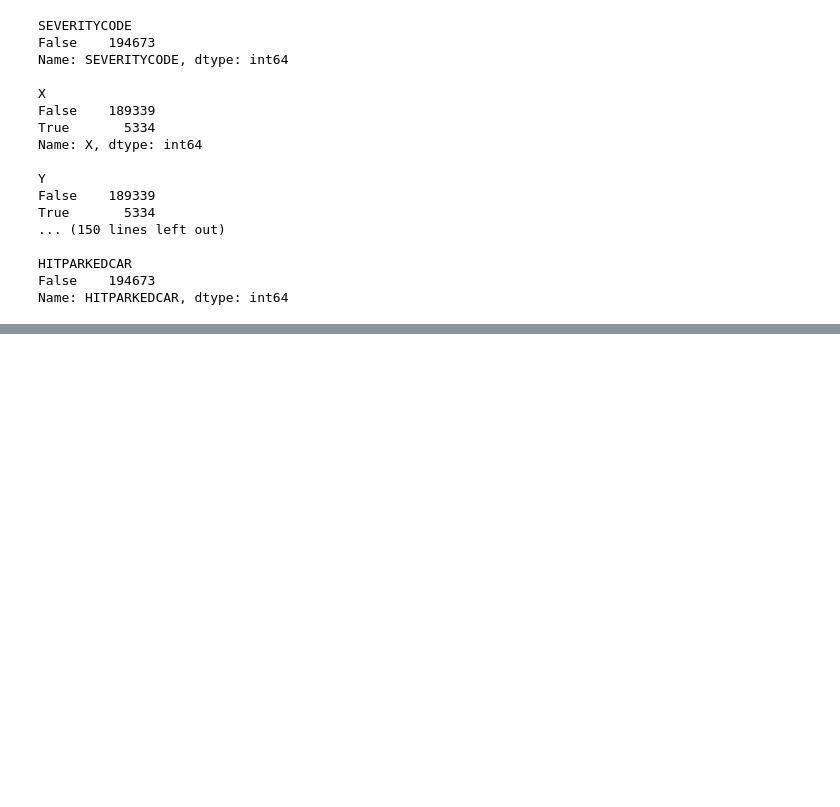
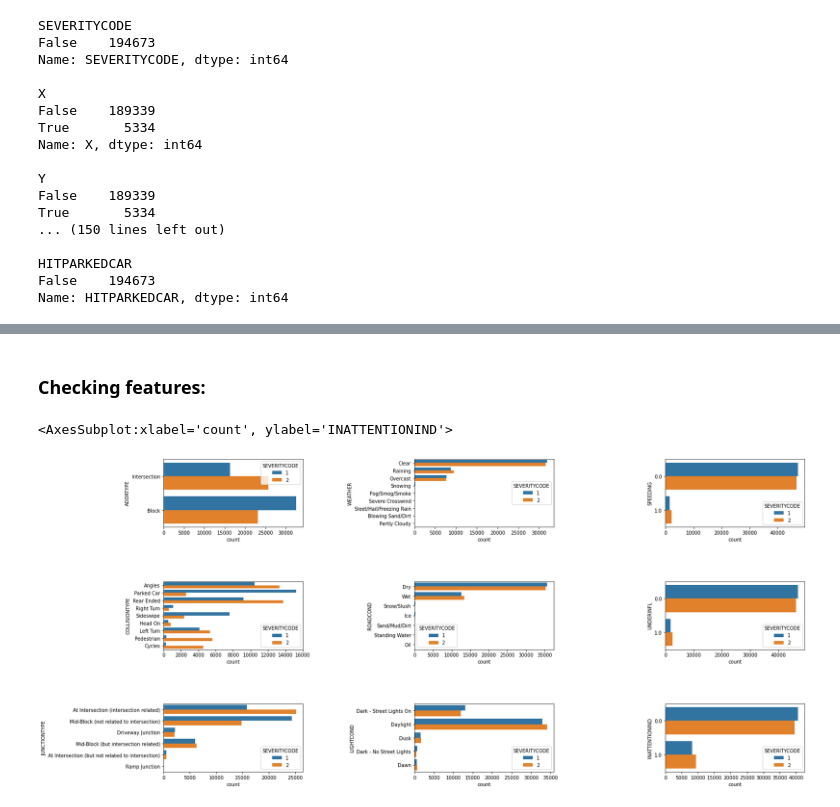
Before and after one commit to pablock-stark/ibm_data_science-final_capstone_project, a Jupyter notebook: ibm_applied_data_science_capstone.ipynb, the cells around one changed output, grey strips where cells are left out. Saved outputs shown, nothing was run; the diff lists cells and outputs as text; code cells hidden in the pictures; blank space fills up the shorter version.

```diff
--- a/ibm_applied_data_science_capstone.ipynb
+++ b/ibm_applied_data_science_capstone.ipynb
@@ -140,0 +278,3 @@ Name: HITPARKEDCAR, dtype: int64
+# %%
+df_selection = df[['SEVERITYCODE','X','Y','ADDRTYPE','COLLISIONTYPE','PERSONCOUNT','PEDCOUNT','PEDCYLCOUNT', 'VEHCOUNT', 'INCDTTM',
+                   'JUNCTIONTYPE', 'INATTENTIONIND', 'UNDERINFL', 'WEATHER', 'ROADCOND', 'LIGHTCOND', 'SPEEDING', 'HITPARKEDCAR']]
@@ -140,0 +428,17 @@ Name: HITPARKEDCAR, dtype: int64
+# %% [markdown]
+### Checking features:
+# %%
+fig, axs = plt.subplots(ncols=3, nrows=3, figsize=(24,12))
+plt.subplots_adjust(hspace = 0.8, wspace=0.8)
+sns.countplot(y="ADDRTYPE", hue="SEVERITYCODE", data=df_selection, ax=axs[0, 0])
+sns.countplot(y="COLLISIONTYPE", hue="SEVERITYCODE", data=df_selection, ax=axs[1, 0])
+sns.countplot(y="JUNCTIONTYPE", hue="SEVERITYCODE", data=df_selection, ax=axs[2, 0])
+sns.countplot(y="WEATHER", hue="SEVERITYCODE", data=df_selection, ax=axs[0, 1])
+sns.countplot(y="ROADCOND", hue="SEVERITYCODE", data=df_selection, ax=axs[1, 1])
+sns.countplot(y="LIGHTCOND", hue="SEVERITYCODE", data=df_selection, ax=axs[2, 1])
+sns.countplot(y="SPEEDING", hue="SEVERITYCODE", data=df_selection, ax=axs[0, 2])
+sns.countplot(y="UNDERINFL", hue="SEVERITYCODE", data=df_selection, ax=axs[1, 2])
+sns.countplot(y="INATTENTIONIND", hue="SEVERITYCODE", data=df_selection, ax=axs[2, 2])
+# %% [output]
+<AxesSubplot:xlabel='count', ylabel='INATTENTIONIND'>
+[figure, added]
```
Also changed, not shown: parts of 79 cells of this notebook.
